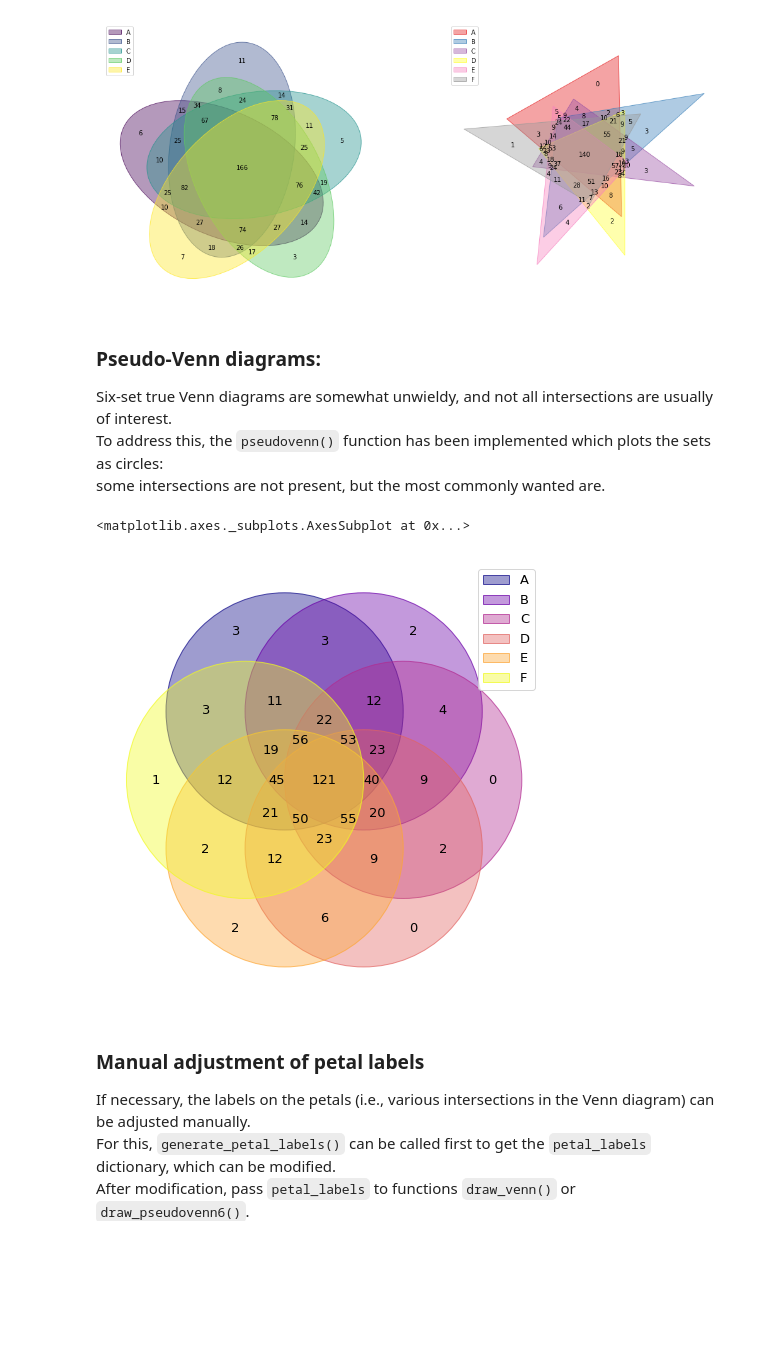
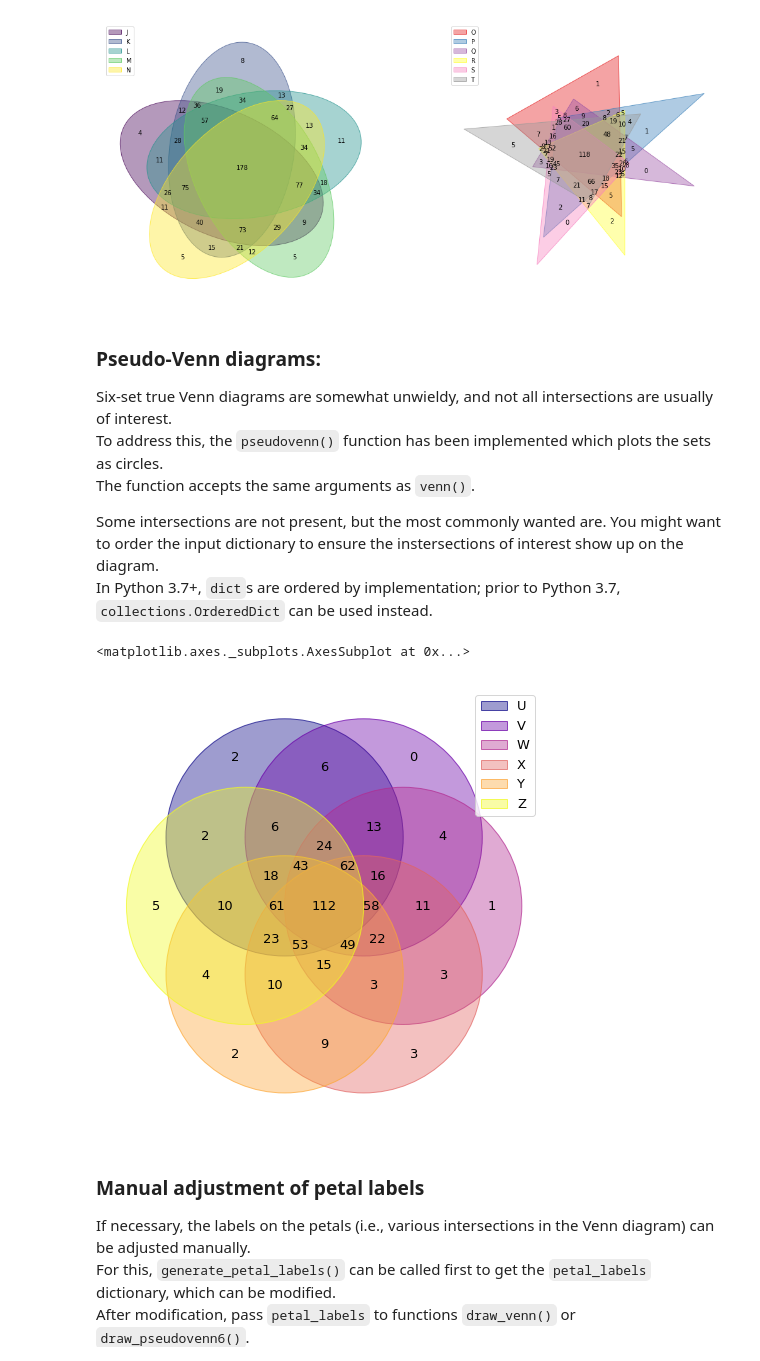
Before and after one commit to wan230114/pyvenn, a Jupyter notebook: pyvenn-demo.ipynb, the cells around one changed output. Cells and saved outputs as stored; diff of their text form; code cells hidden in the pictures; blank space fills up the shorter version.

```diff
--- a/pyvenn-demo.ipynb
+++ b/pyvenn-demo.ipynb
@@ -23,19 +23,19 @@ The `venn()` function accepts optional arguments `cmap`, `alpha`, `fontsize`, `l
 `figsize` only has effect when `ax=None`; otherwise the diagram is plotted onto an existing axes and `figsize` is ignored.
 # %%
 from matplotlib.pyplot import subplots
-from itertools import chain
+from itertools import chain, islice
+from string import ascii_uppercase
 from numpy.random import choice
 
 _, top_axs = subplots(ncols=3, nrows=1, figsize=(18, 5))
 _, bot_axs = subplots(ncols=2, nrows=1, figsize=(18, 8))
 cmaps = ["cool", list("rgb"), "plasma", "viridis", "Set1"]
-letters = list("ABCDEF")
+letters = iter(ascii_uppercase)
 
 for n_sets, cmap, ax in zip(range(2, 7), cmaps, chain(top_axs, bot_axs)):
-    names = letters[:n_sets]
     dataset_dict = {
         name: set(choice(1000, 700, replace=False))
-        for name in names
+        for name in islice(letters, n_sets)
     }
     venn(dataset_dict, cmap=cmap, ax=ax, fontsize=10, legend_loc="upper left")
 # %% [output]
@@ -44,19 +44,22 @@ for n_sets, cmap, ax in zip(range(2, 7), cmaps, chain(top_axs, bot_axs)):
 # %% [markdown]
 ### Pseudo-Venn diagrams:
 Six-set true Venn diagrams are somewhat unwieldy, and not all intersections are usually of interest.
-To address this, the `pseudovenn()` function has been implemented which plots the sets as circles:
-some intersections are not present, but the most commonly wanted are.
+To address this, the `pseudovenn()` function has been implemented which plots the sets as circles.
+The function accepts the same arguments as `venn()`.
+
+Some intersections are not present, but the most commonly wanted are. You might want to order the input dictionary to ensure the instersections of interest show up on the diagram.
+In Python 3.7+, `dict`s are ordered by implementation; prior to Python 3.7, `collections.OrderedDict` can be used instead.
 # %%
 from venn import pseudovenn
 
 dataset_dict = {
     name: set(choice(1000, 700, replace=False))
-    for name in list("ABCDEF")
+    for name in list("UVWXYZ")
 }
 pseudovenn(dataset_dict, cmap="plasma")
 # %% [output]
 <matplotlib.axes._subplots.AxesSubplot at 0x...>
-[figure, old version]
+[figure, new version]
 # %% [markdown]
 ### Manual adjustment of petal labels
 If necessary, the labels on the petals (i.e., various intersections in the Venn diagram) can be adjusted manually.
```
Also changed, not shown: parts of 5 cells of this notebook.
